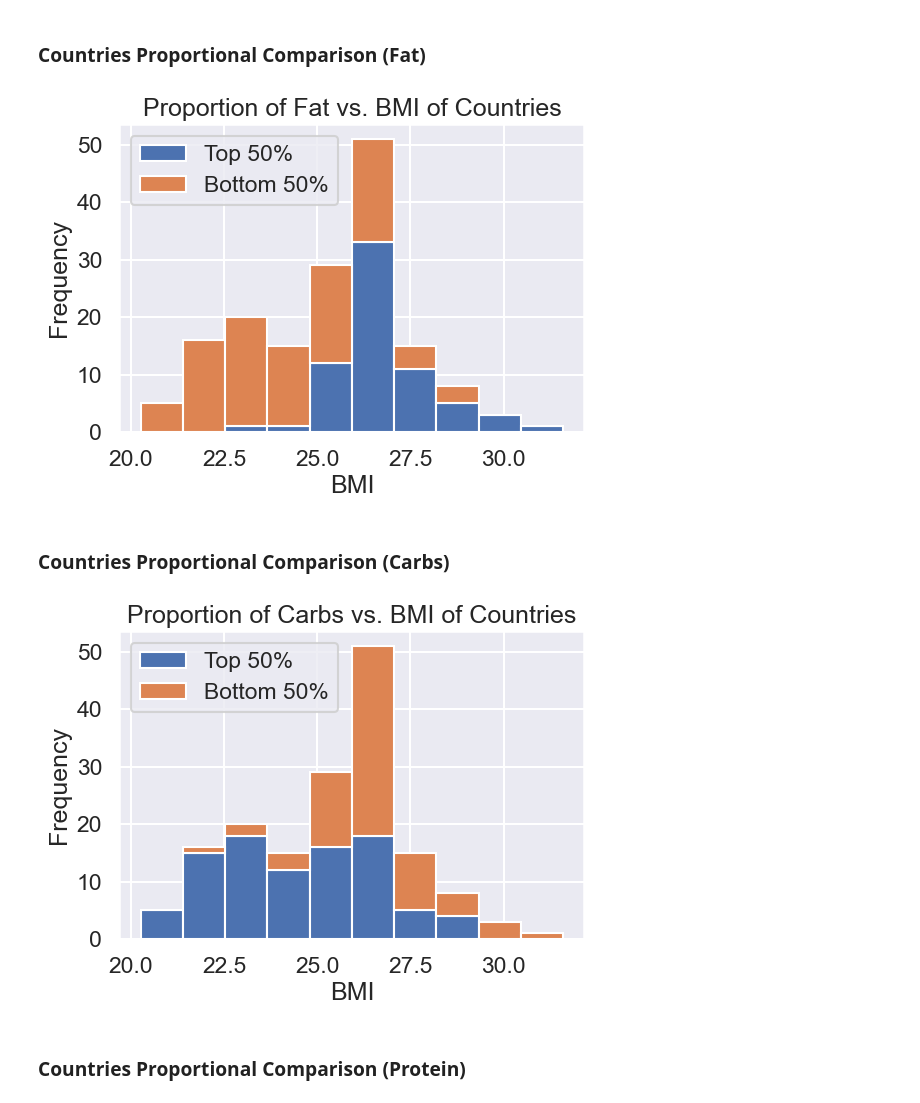
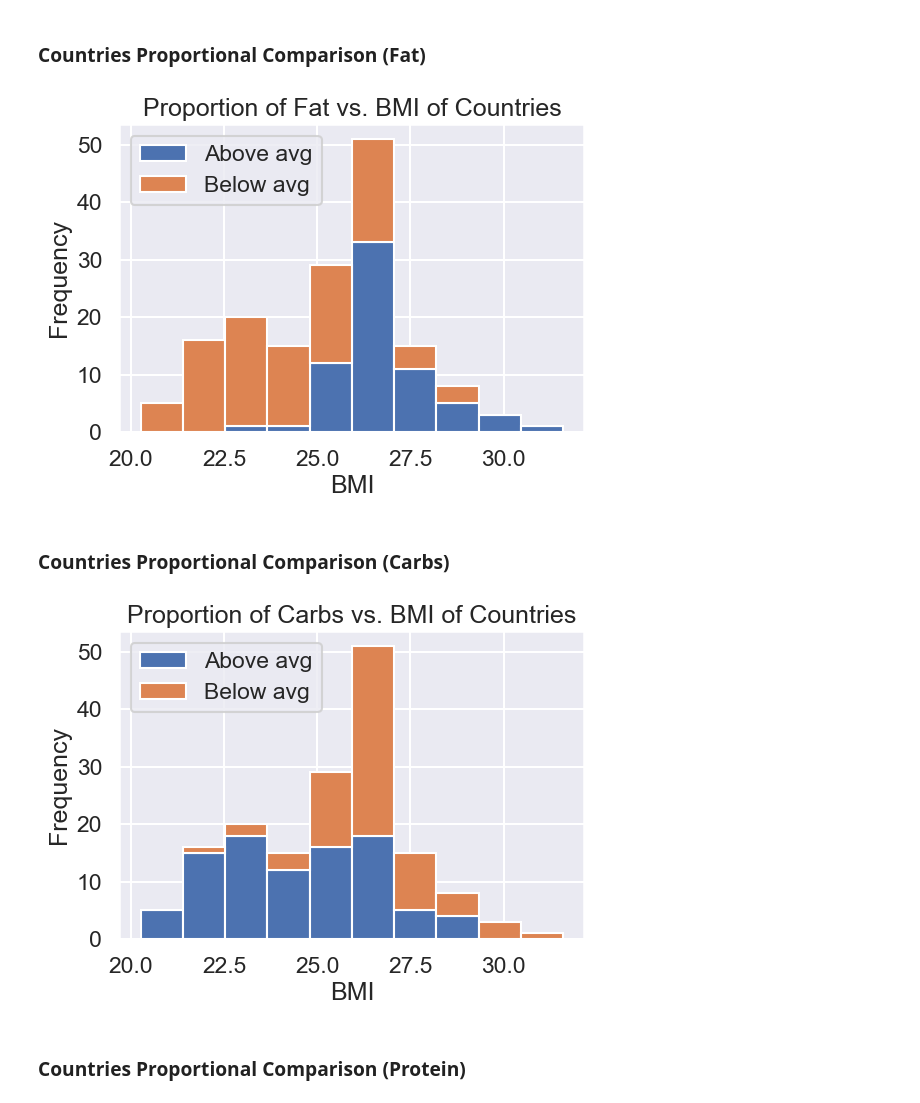
Before and after one commit to COGS108/Group074_WI24, a Jupyter notebook: EDACheckpoint_Group074_WI24.ipynb, the cells around one changed output. Drawn from its saved outputs; the diff is of its cells as text; code cells hidden in the pictures.

```diff
--- a/EDACheckpoint_Group074_WI24.ipynb
+++ b/EDACheckpoint_Group074_WI24.ipynb
@@ -1341,19 +1277,19 @@ We will study these distributions to see the general trend of each macro and how
 # %%
 plt.figure(figsize=(6, 4))
 true_values = pd_fat_global[pd_fat_global['Top Country?'] == True]['Average over 2000 - 2016']
 false_values = pd_fat_global[pd_fat_global['Top Country?'] == False]['Average over 2000 - 2016']
 
 # Create stacked histogram
-plt.hist([true_values, false_values], bins=10, stacked=True, label=['Top 50%', 'Bottom 50%'])
+plt.hist([true_values, false_values], bins=10, stacked=True, label=['Above avg', 'Below avg'])
 # Add grid
 plt.xlabel('BMI')
 plt.ylabel('Frequency')
 plt.title('Proportion of Fat vs. BMI of Countries')
 plt.legend()
 # Show plot
 plt.show()
 # %% [output]
-[figure, old version]
+[figure, new version]
 # %% [markdown]
 ### Countries Proportional Comparison (Carbs)
 # %%
@@ -1362,7 +1298,7 @@ true_values = pd_carb_global[pd_carb_global['Top Country?'] == True]['Average ov
 false_values = pd_carb_global[pd_carb_global['Top Country?'] == False]['Average over 2000 - 2016']
 
 # Create stacked histogram
-plt.hist([true_values, false_values], bins=10, stacked=True, label=['Top 50%', 'Bottom 50%'])
+plt.hist([true_values, false_values], bins=10, stacked=True, label=['Above avg', 'Below avg'])
 # Add grid
 plt.xlabel('BMI')
 plt.ylabel('Frequency')
@@ -1371,7 +1307,7 @@ plt.legend()
 # Show plot
 plt.show()
 # %% [output]
-[figure, old version]
+[figure, new version]
 # %% [markdown]
 ### Countries Proportional Comparison (Protein)
 # %%
```
Also changed, not shown: parts of 33 cells of this notebook, 1 other file.
